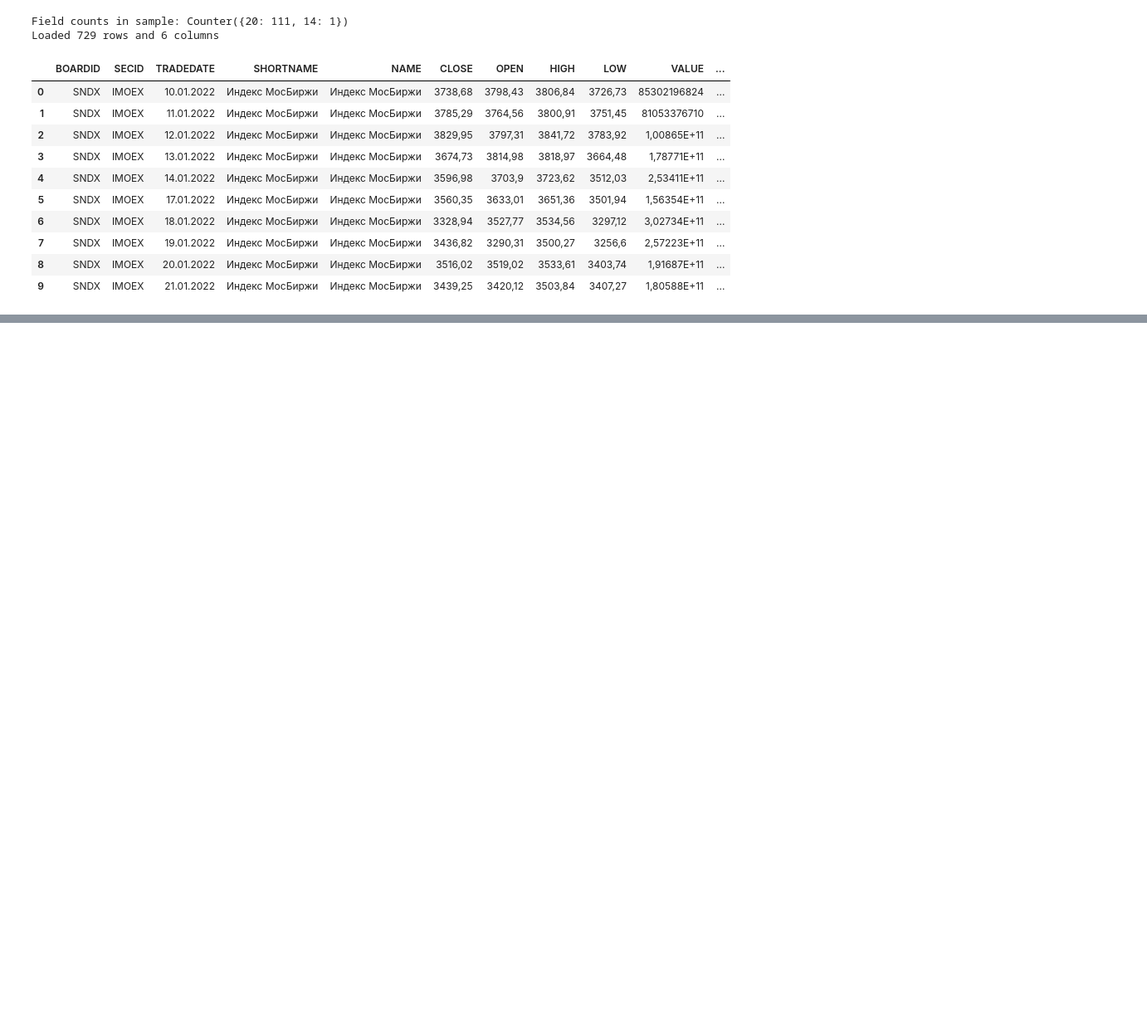
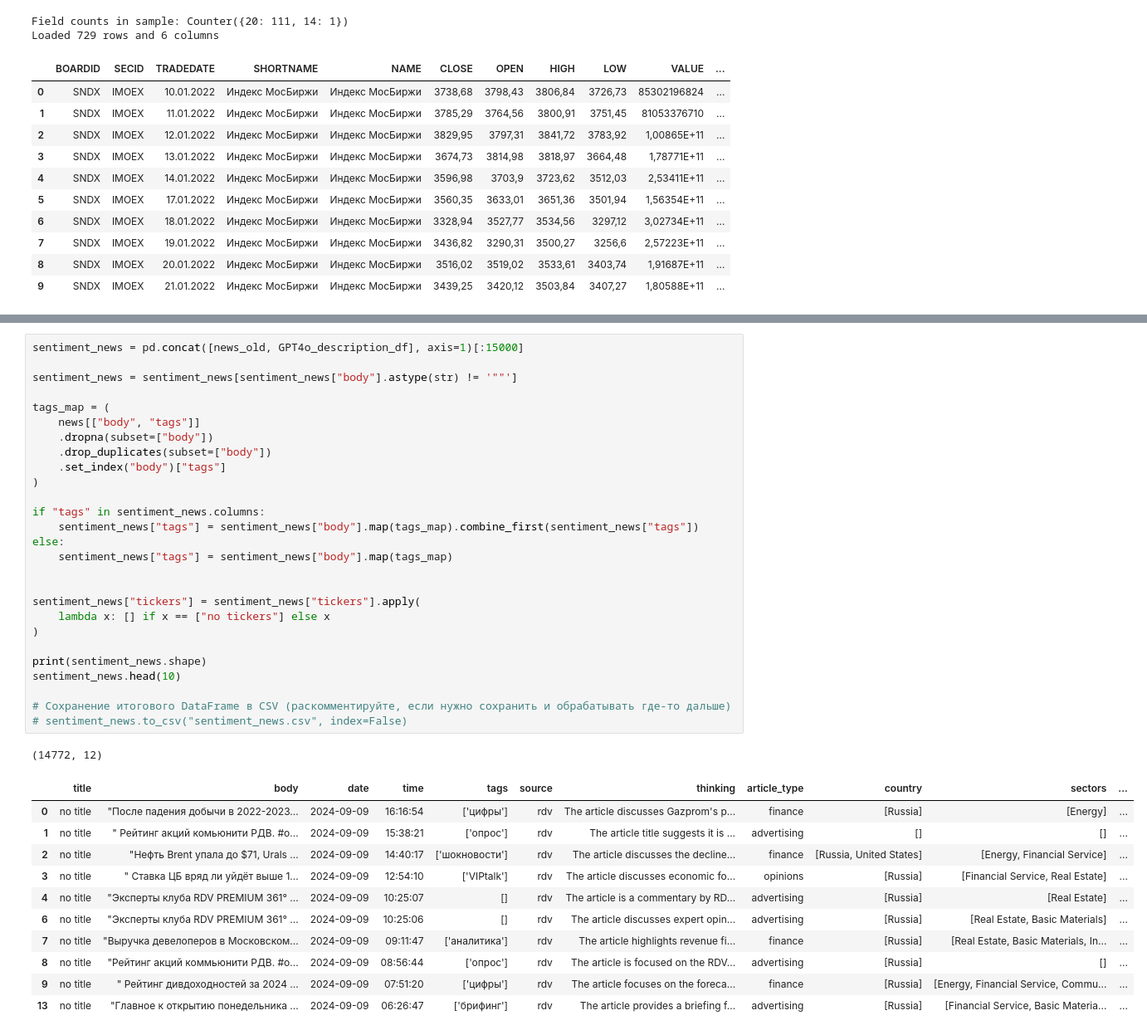
Before and after one commit to ArtyomOl/news_analyzer, a Jupyter notebook: RussianFinancialNews/news_data.ipynb, the cells around one changed output, grey strips where cells are left out. Shown at 83% size. Cells and saved outputs as stored; diff of their text form; blank space fills up the shorter version.

```diff
--- a/RussianFinancialNews/news_data.ipynb
+++ b/RussianFinancialNews/news_data.ipynb
@@ -523,0 +568,40 @@ Loaded 729 rows and 6 columns
+# %%
+sentiment_news = pd.concat([news_old, GPT4o_description_df], axis=1)[:15000]
+
+sentiment_news = sentiment_news[sentiment_news["body"].astype(str) != '""']
+
+tags_map = (
+    news[["body", "tags"]]
+    .dropna(subset=["body"])
+    .drop_duplicates(subset=["body"])
+    .set_index("body")["tags"]
+)
+
+if "tags" in sentiment_news.columns:
+    sentiment_news["tags"] = sentiment_news["body"].map(tags_map).combine_first(sentiment_news["tags"])
+else:
+    sentiment_news["tags"] = sentiment_news["body"].map(tags_map)
+
+
+sentiment_news["tickers"] = sentiment_news["tickers"].apply(
+    lambda x: [] if x == ["no tickers"] else x
+)
+
+print(sentiment_news.shape)
+sentiment_news.head(10)
+
+# Сохранение итогового DataFrame в CSV (раскомментируйте, если нужно сохранить и обрабатывать где-то дальше)
+# sentiment_news.to_csv("sentiment_news.csv", index=False)
+# %% [output]
+(14772, 12)
+|  | title | body | date | time | tags | source | thinking | article_type | country | sectors | ... |
+| 0 | no title | "После падения добычи в 2022-2023... | 2024-09-09 | 16:16:54 | ['цифры'] | rdv | The article discusses Gazprom's p... | finance | [Russia] | [Energy] | ... |
+| 1 | no title | " Рейтинг акций комьюнити РДВ. #о... | 2024-09-09 | 15:38:21 | ['опрос'] | rdv | The article title suggests it is ... | advertising | [] | [] | ... |
+| 2 | no title | "Нефть Brent упала до $71, Urals ... | 2024-09-09 | 14:40:17 | ['шокновости'] | rdv | The article discusses the decline... | finance | [Russia, United States] | [Energy, Financial Service] | ... |
+| 3 | no title | "️ Ставка ЦБ вряд ли уйдёт выше 1... | 2024-09-09 | 12:54:10 | ['VIPtalk'] | rdv | The article discusses economic fo... | opinions | [Russia] | [Financial Service, Real Estate] | ... |
+| 4 | no title | "Эксперты клуба RDV PREMIUM 361° ... | 2024-09-09 | 10:25:07 | [] | rdv | The article is a commentary by RD... | advertising | [Russia] | [Real Estate] | ... |
+| 6 | no title | "Эксперты клуба RDV PREMIUM 361° ... | 2024-09-09 | 10:25:06 | [] | rdv | The article discusses expert opin... | advertising | [Russia] | [Real Estate, Basic Materials] | ... |
+| 7 | no title | "Выручка девелоперов в Московском... | 2024-09-09 | 09:11:47 | ['аналитика'] | rdv | The article highlights revenue fi... | finance | [Russia] | [Real Estate, Basic Materials, In... | ... |
+| 8 | no title | "Рейтинг акций коммьюнити РДВ. #о... | 2024-09-09 | 08:56:44 | ['опрос'] | rdv | The article is focused on the RDV... | advertising | [Russia] | [] | ... |
+| 9 | no title | " Рейтинг дивдоходностей за 2024 ... | 2024-09-09 | 07:51:20 | ['цифры'] | rdv | The article focuses on the foreca... | finance | [Russia] | [Energy, Financial Service, Commu... | ... |
+| 13 | no title | "Главное к открытию понедельника ... | 2024-09-09 | 06:26:47 | ['брифинг'] | rdv | The article provides a briefing f... | advertising | [Russia] | [Financial Service, Basic Materia... | ... |
```
Also changed, not shown: parts of 10 cells of this notebook, 1 other file.
